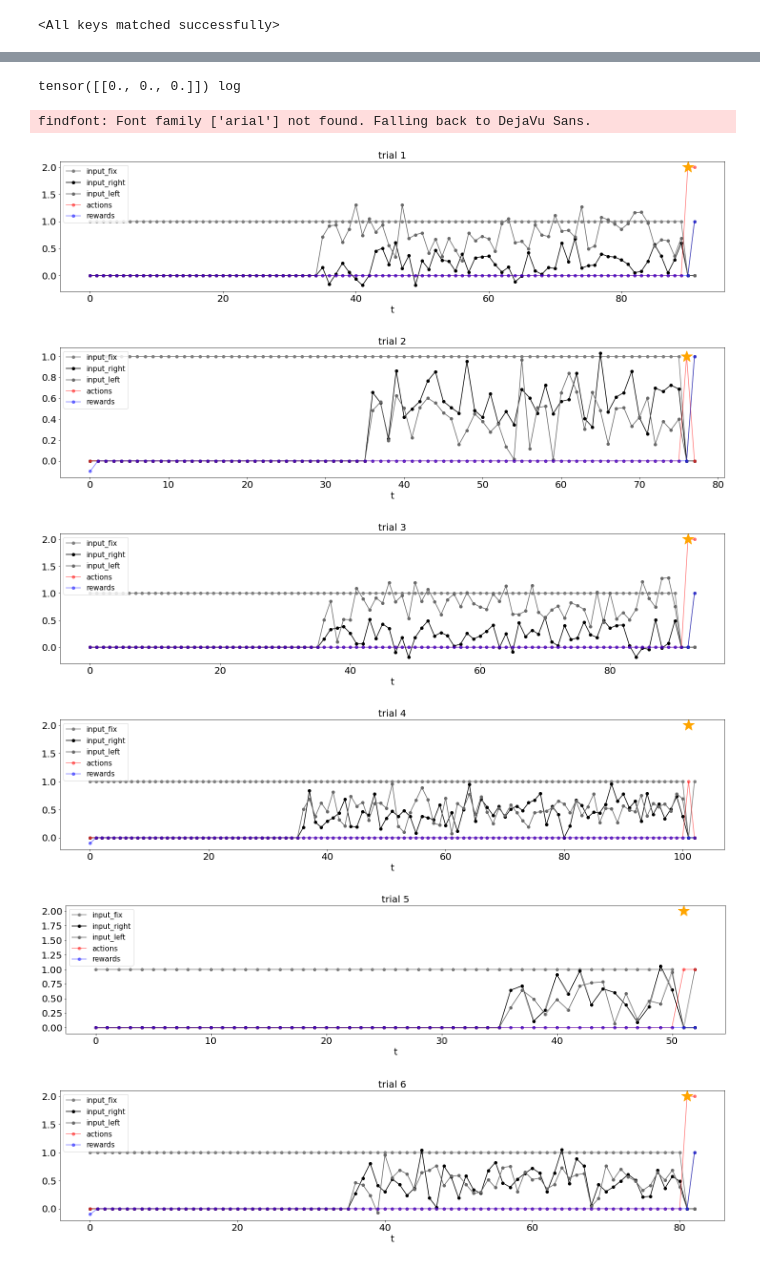
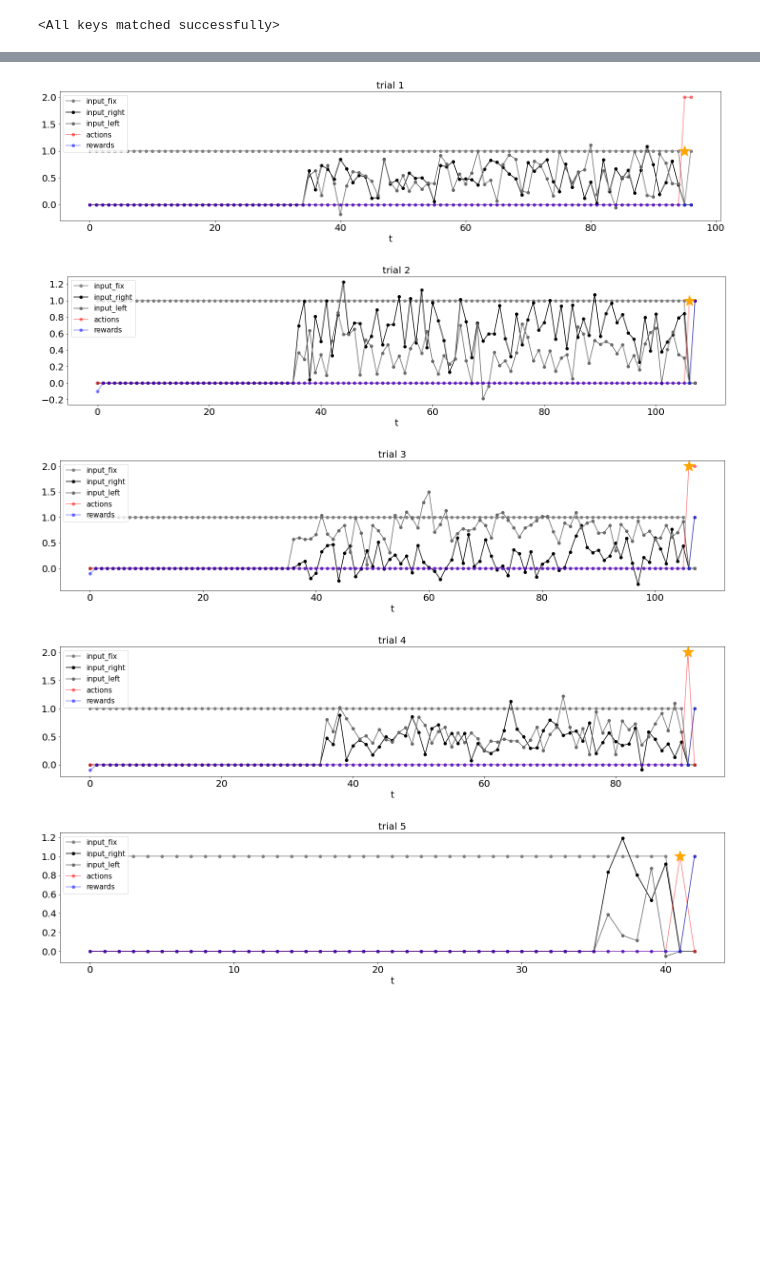
Before and after one commit to MartiniMarittimo/rdm_task, a Jupyter notebook: test.ipynb, the cells around one changed output, grey strips where cells are left out. Cells and saved outputs as stored; diff of their text form; code cells hidden in the pictures; blank space fills up the shorter version.

```diff
--- a/test.ipynb
+++ b/test.ipynb
@@ -30,7 +28,7 @@ traj = torch.load("artificial dataset/"+task+'traj.pt')
 # %%
 output_valid = net(inputs_valid, return_dynamics = False)#, h0=traj[0][0])
 
-for i in range(10):
+for i in range(5):
     plt.figure(figsize=(25,5))
     i=i+10
 
@@ -72,35 +60,31 @@ reinforce = rln.REINFORCE()
 # %%
-obs, rewards, actions, probs, log_probs, values, trial_begins, gt = reinforce.experience(n_trs=10, name_load="models/FullRankRNN")
+obs, rewards, actions, probs, log_probs, values, trial_begins, gt = reinforce.experience(10, "models/FullRankRNN.pt")
-# %% [output]
-tensor([[0., 0., 0.]]) log
 # %%
 obs = obs.T
 length = 0
-for i in range(10):
+for i in range(5):
 
     plt.figure(figsize=(25,5))
 
     start = int(trial_begins[i])
     stop = int(trial_begins[i+1])
 
     plt.plot(obs[0][start:stop], "-o", label="input_fix", color="gray")
     plt.plot(obs[1][start:stop], "-o", label="input_right", color="black")
     plt.plot(obs[2][start:stop], "-o", label="input_left", color="dimgray")
     plt.plot(actions[start:stop], "-o", label="actions", color="red", alpha=0.5)
     plt.plot(rewards[start:stop], "-o", label="rewards", color="blue", alpha=0.5)
     plt.plot(stop-length-2, gt[i], "*", markersize=25, color="orange")
     length += len(obs[0][start:stop])
 
     plt.xlabel("t", size=20)
     plt.xticks(size=20)
     plt.yticks(size=20)
     plt.title("trial %i" %(i+1), size=20)
     plt.legend(fontsize=15, loc="upper left");
 # %% [output]
-findfont: Font family ['arial'] not found. Falling back to DejaVu Sans.
-[figure, old version]
+[figure, new version]
-[figure, old version]
+[figure, new version]
-[figure, old version]
+[figure, new version]
-[figure, old version]
+[figure, new version]
-[figure, old version]
+[figure, new version]
-[figure, removed]
```
Also changed, not shown: parts of 10 cells of this notebook, 2 other files.
